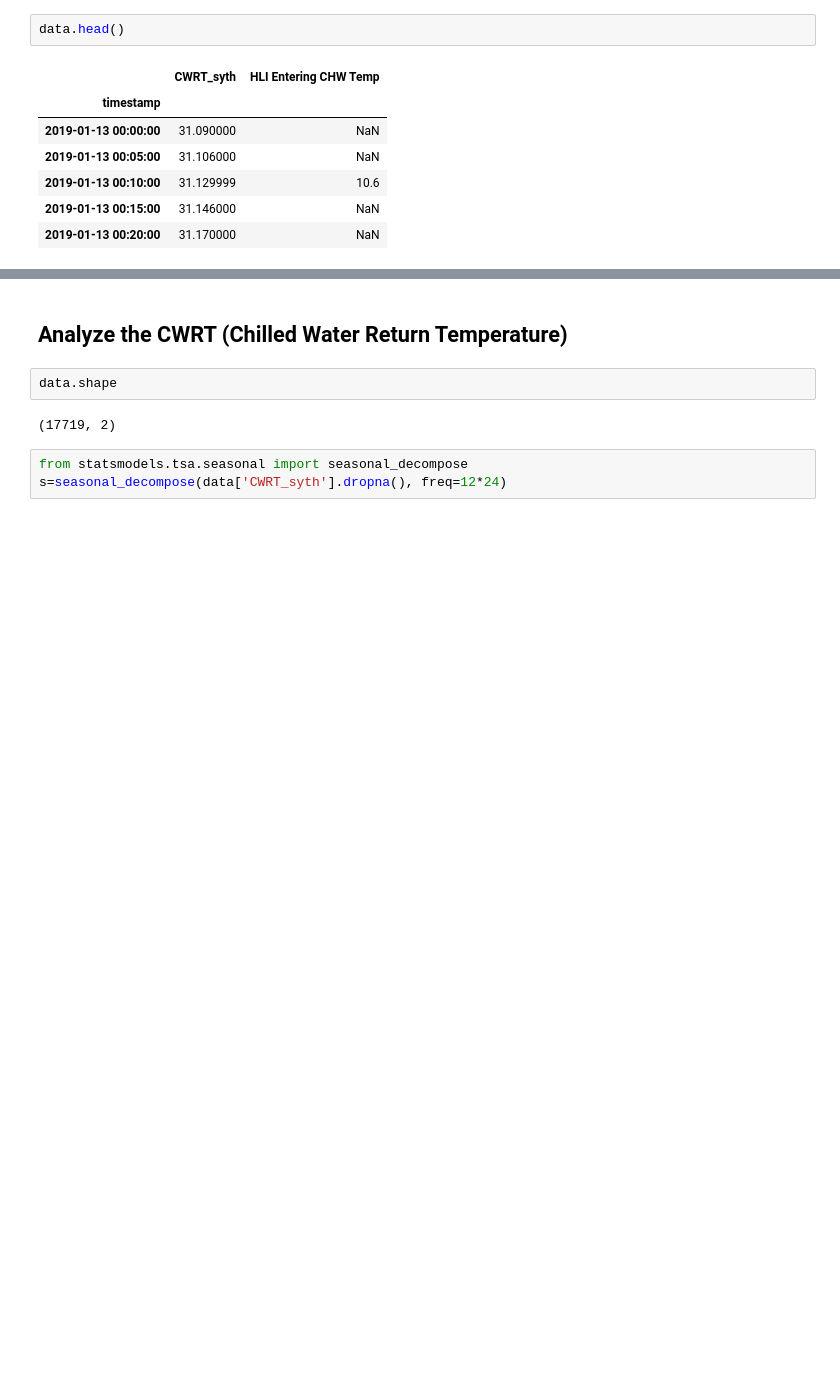
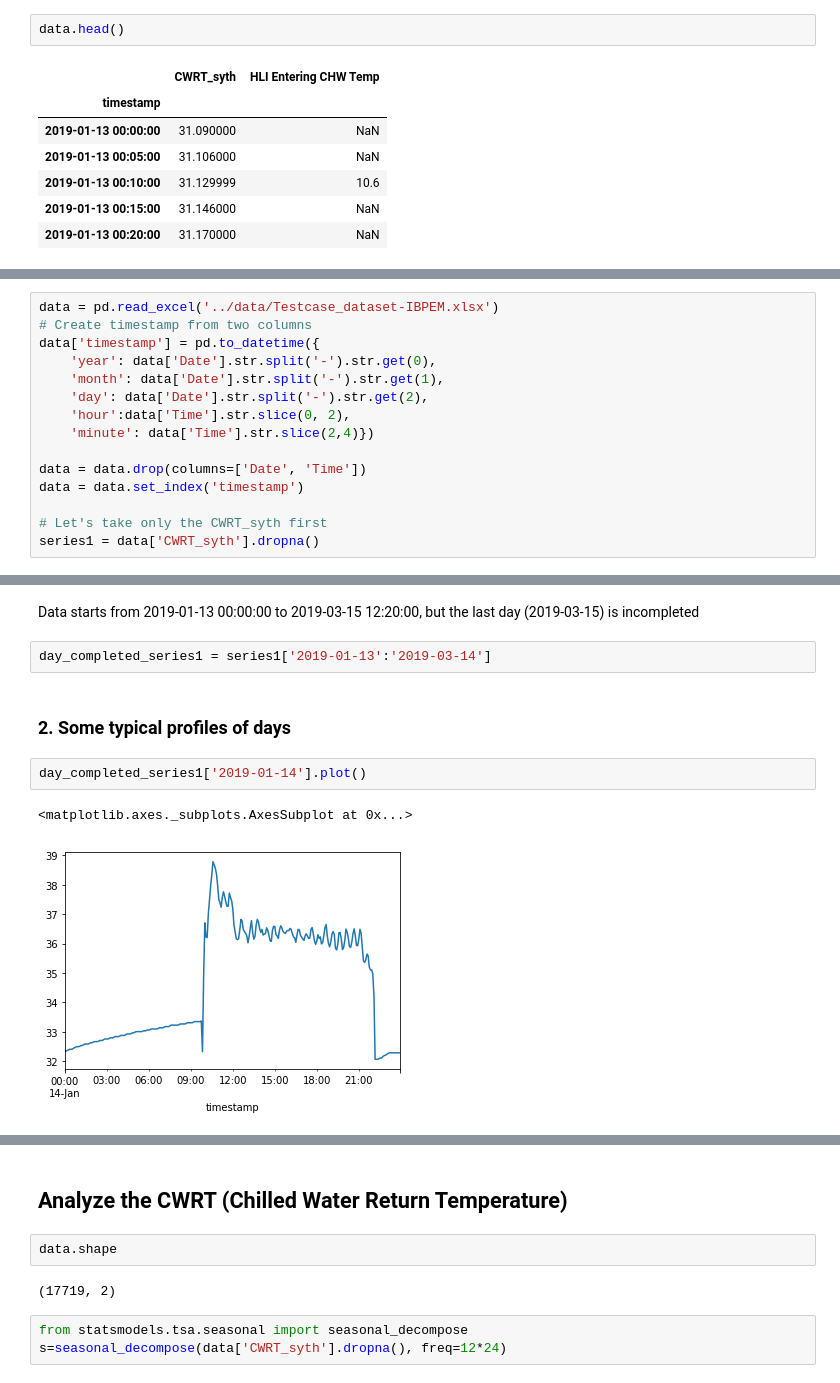
Before and after one commit to codingneo/ts-anomaly, a Jupyter notebook: notebooks/data-exploration.ipynb, the cells around one changed output, grey strips where cells are left out. Cells and saved outputs as stored; diff of their text form; blank space fills up the shorter version.

```diff
--- a/notebooks/data-exploration.ipynb
+++ b/notebooks/data-exploration.ipynb
@@ -49,0 +22,15 @@ data.head()
+# %%
+data = pd.read_excel('../data/Testcase_dataset-IBPEM.xlsx')
+# Create timestamp from two columns
+data['timestamp'] = pd.to_datetime({
+    'year': data['Date'].str.split('-').str.get(0),
+    'month': data['Date'].str.split('-').str.get(1),
+    'day': data['Date'].str.split('-').str.get(2),
+    'hour':data['Time'].str.slice(0, 2),
+    'minute': data['Time'].str.slice(2,4)})
+
+data = data.drop(columns=['Date', 'Time'])
+data = data.set_index('timestamp')
+
+# Let's take only the CWRT_syth first
+series1 = data['CWRT_syth'].dropna()
@@ -49,0 +166,11 @@ data.head()
+# %% [markdown]
+Data starts from 2019-01-13 00:00:00 to 2019-03-15 12:20:00, but the last day (2019-03-15) is incompleted
+# %%
+day_completed_series1 = series1['2019-01-13':'2019-03-14']
+# %% [markdown]
+### 2. Some typical profiles of days
+# %%
+day_completed_series1['2019-01-14'].plot()
+# %% [output]
+<matplotlib.axes._subplots.AxesSubplot at 0x...>
+[figure, added]
```
Also changed, not shown: parts of 35 cells of this notebook, 1 other file.
